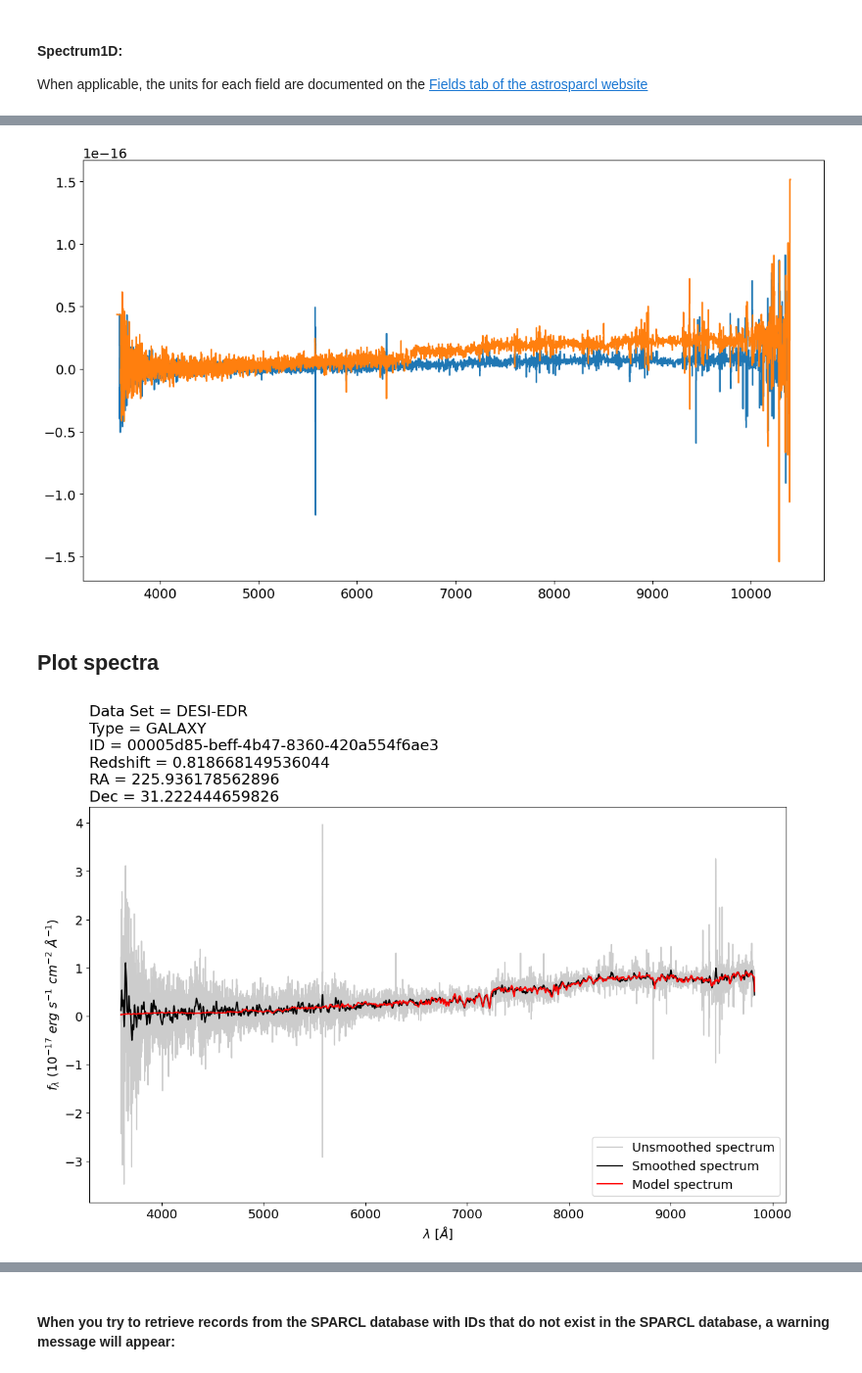
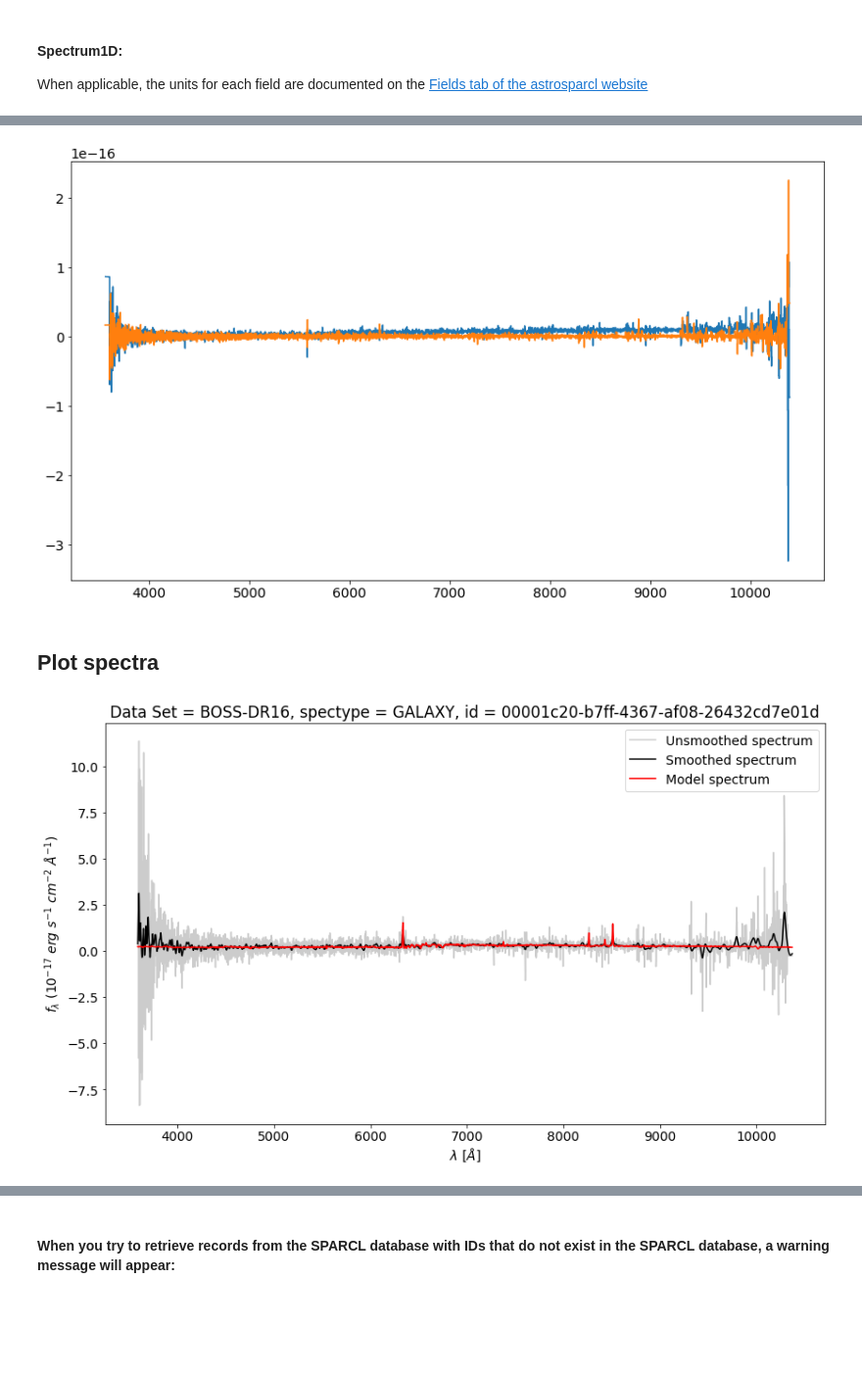
Before and after one commit to astro-datalab/notebooks-latest, a Jupyter notebook: 04_HowTos/SPARCL/How_to_use_SPARCL.ipynb, the cells around one changed output, grey strips where cells are left out. Shown at 98% size. Cells and saved outputs as stored; diff of their text form; code cells hidden in the pictures; blank space fills up the shorter version.

Commit message:
Revert "Addition of DESI EDR to SPARCL"

```diff
--- a/04_HowTos/SPARCL/How_to_use_SPARCL.ipynb
+++ b/04_HowTos/SPARCL/How_to_use_SPARCL.ipynb
@@ -229,9 +224,10 @@ Type:      method
 # %% [markdown]
 #### Define the fields we want returned (`outfields`) and the constraints (`constraints`):
 # %%
-out = ['sparcl_id', 'ra', 'dec', 'redshift', 'spectype', 'data_release', 'redshift_err']
+out = ['id', 'ra', 'dec', 'redshift', 'spectype', 'data_release', 'redshift_err']
 cons = {'spectype': ['GALAXY'],
-        'redshift': [0.5, 0.9]}
+        'redshift': [0.5, 0.9],
+        'data_release': ['BOSS-DR16', 'SDSS-DR16']}
 # %% [markdown]
 #### Execute the `client.find()` method with our parameters:
 The `limit` argument here is being used for demonstration purposes only, and simply returns only the first 20 results here.
@@ -354,11 +349,12 @@ Type:      method
 Note that `ids` in `found_I.ids` is a property name of the Found class. It is a list of records from all records, not a field name of a record.
 # %%
 # Define the fields to include in the retrieve function
-inc = ['sparcl_id', 'specid', 'data_release', 'redshift', 'flux',
-       'wavelength', 'model', 'ivar', 'mask', 'spectype', 'ra', 'dec']
+inc = ['id', 'specid', 'data_release', 'redshift', 'flux', 'wavelength', 'model', 'ivar', 'mask', 'spectype']
 # %%
 %%time
 ids_I = found_I.ids
-results_I = client.retrieve(uuid_list=ids_I, include=inc)
+results_I = client.retrieve(uuid_list=ids_I,
+                          include=inc,
+                          dataset_list=['SDSS-DR16','BOSS-DR16'])
 results_I.info
 # %% [output]
@@ -513,7 +519,7 @@ ax.step(specs[0].spectral_axis, specs[0].flux)
 ax.step(specs[1].spectral_axis, specs[1].flux)
 plt.show()
 # %% [output]
-[figure, old version]
+[figure, new version]
 # %% [markdown]
 <a class="anchor" id="plot"></a>
 ## Plot spectra
@@ -526,22 +532,14 @@ def plot_spec(index, results):
 
     record = results.records[index]
 
-    sparcl_id = record.sparcl_id
+    id_ = record.id
     data_release = record.data_release
     flux = record.flux
     wavelength = record.wavelength
     model = record.model
     spectype = record.spectype
-    redshift = record.redshift
-    ra = record.ra
-    dec = record.dec
 
-    plt.title(f"Data Set = {data_release}\n"
-              f"Type = {spectype}\n"
-              f"ID = {sparcl_id}\n"
-              f"Redshift = {redshift}\n"
-              f"RA = {ra}\n"
-              f"Dec = {dec}", loc='left')
+    plt.title(f"Data Set = {data_release}, spectype = {spectype}, id = {id_}")
     plt.xlabel('$\lambda\ [\AA]$')
     plt.ylabel('$f_{\lambda}$ $(10^{-17}$ $erg$ $s^{-1}$ $cm^{-2}$ $\AA^{-1})$')
 
@@ -557,8 +555,8 @@ def plot_spec(index, results):
     plt.legend()
     plt.show()
 # %%
-plot_spec(index=5, results=results_I)
+plot_spec(index=2, results=results_I)
 # %% [output]
-[figure, old version]
+[figure, new version]
 # %% [markdown]
 <a class="anchor" id="missing"></a>
```
Also changed, not shown: parts of 44 cells of this notebook, 2 other files.
